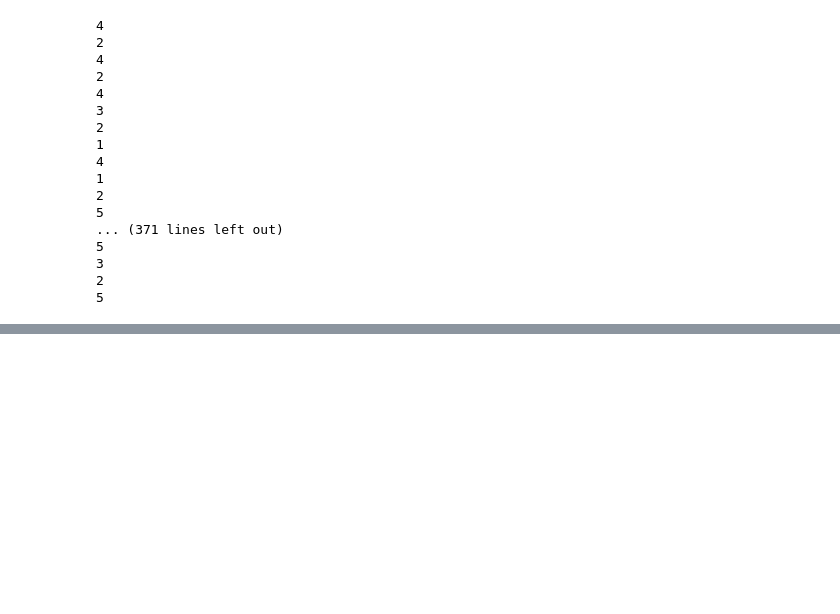
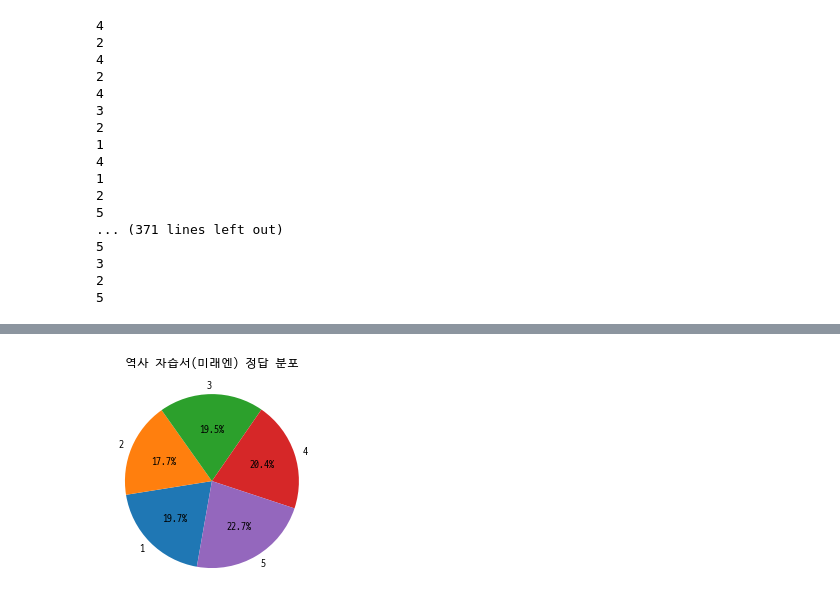
Before and after one commit to gunwoo07/SchoolEDA, a Jupyter notebook: TestAnswers/main.ipynb, the cells around one changed output, grey strips where cells are left out. Saved outputs shown, nothing was run; the diff lists cells and outputs as text; code cells hidden in the pictures; blank space fills up the shorter version.

```diff
--- a/TestAnswers/main.ipynb
+++ b/TestAnswers/main.ipynb
@@ -130,0 +181,8 @@ data = count(answers)
+# %%
+# read data
+with open('역사 자습서(미래엔)', 'r') as f:
+    answers = f.read().split('\n')
+
+for i in range(len(answers)):
+    answers[i] = int(answers[i])
+    print(answers[i])
@@ -130,0 +220,4 @@ data = count(answers)
+# %%
+circle(data, '역사 자습서(미래엔) 정답 분포')
+# %% [output]
+[figure, added]
```
Also changed, not shown: parts of 15 cells of this notebook, 4 other files.
